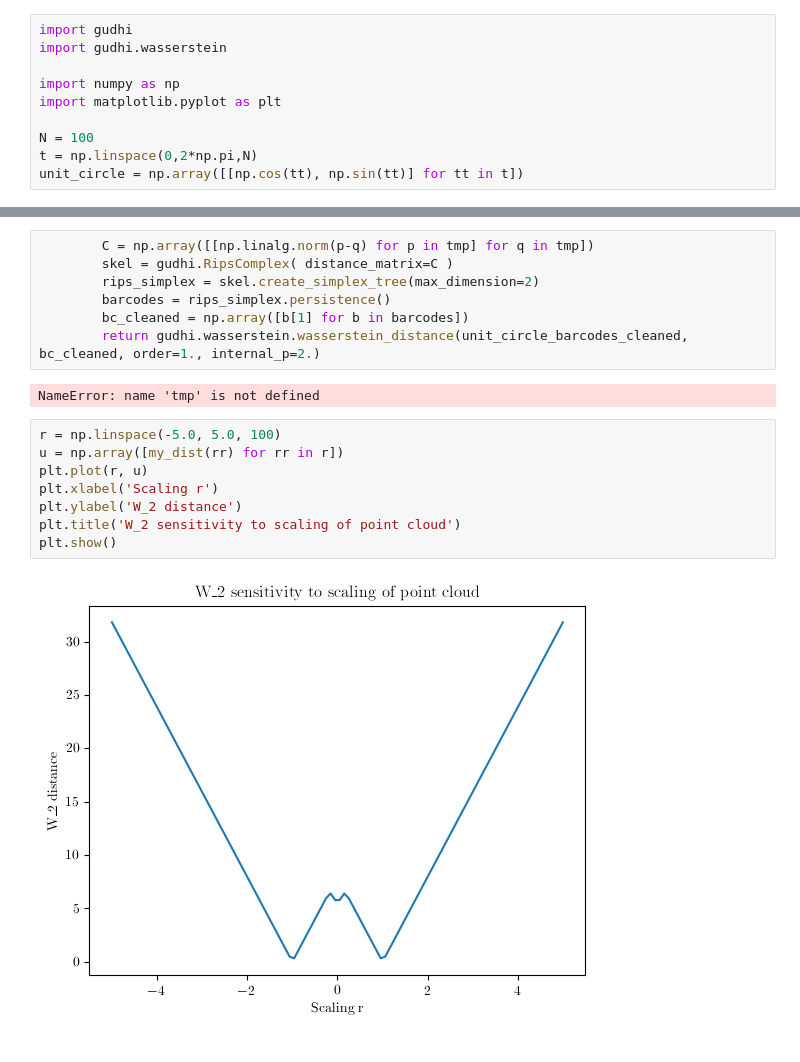
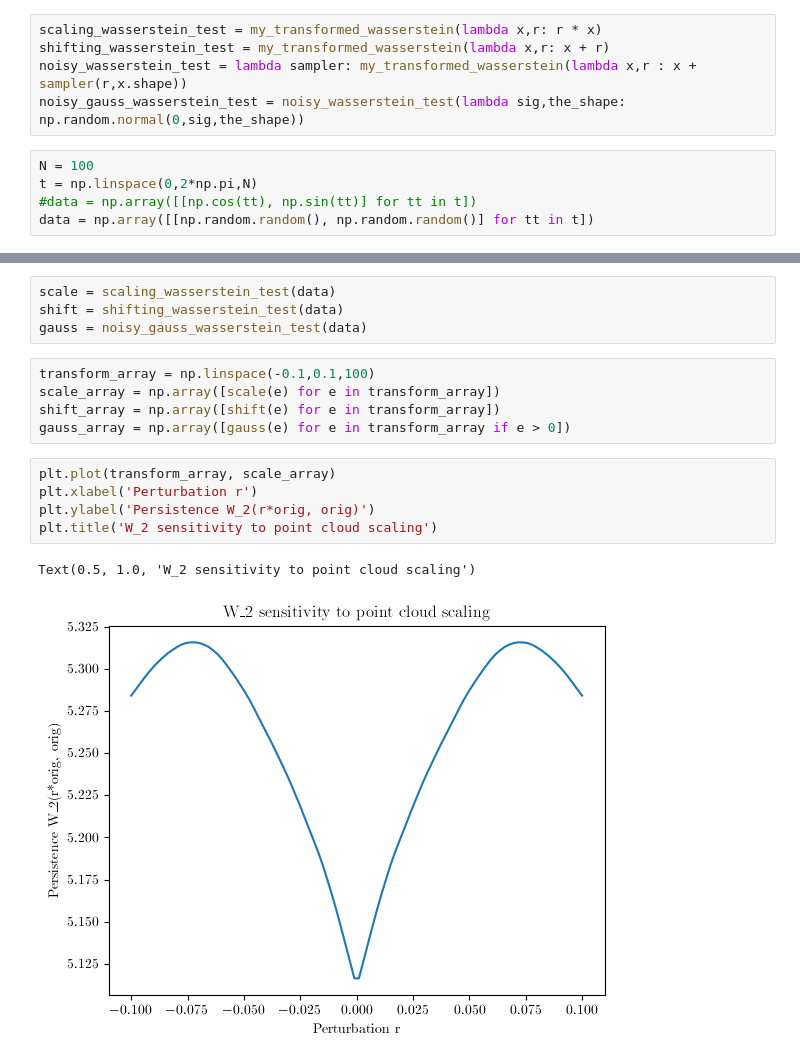
Before and after one commit to tmasthay/Experiments, a Jupyter notebook: mydncnn/gudhi_test.ipynb, the cells around one changed output, grey strips where cells are left out. Cells and saved outputs as stored; diff of their text form.

```diff
--- a/mydncnn/gudhi_test.ipynb
+++ b/mydncnn/gudhi_test.ipynb
@@ -1,10 +32,10 @@
+# %%
+scaling_wasserstein_test = my_transformed_wasserstein(lambda x,r: r * x)
+shifting_wasserstein_test = my_transformed_wasserstein(lambda x,r: x + r)
+noisy_wasserstein_test = lambda sampler: my_transformed_wasserstein(lambda x,r : x + sampler(r,x.shape))
+noisy_gauss_wasserstein_test = noisy_wasserstein_test(lambda sig,the_shape: np.random.normal(0,sig,the_shape))
 # %%
-import gudhi
-import gudhi.wasserstein
-
-import numpy as np
-import matplotlib.pyplot as plt
-
 N = 100
 t = np.linspace(0,2*np.pi,N)
-unit_circle = np.array([[np.cos(tt), np.sin(tt)] for tt in t])
+#data = np.array([[np.cos(tt), np.sin(tt)] for tt in t])
+data = np.array([[np.random.random(), np.random.random()] for tt in t])
@@ -45,19 +42,17 @@ def my_transformed_f(transformation):
-# %%
-        C = np.array([[np.linalg.norm(p-q) for p in tmp] for q in tmp])
-        skel = gudhi.RipsComplex( distance_matrix=C )
-        rips_simplex = skel.create_simplex_tree(max_dimension=2)
-        barcodes = rips_simplex.persistence()
-        bc_cleaned = np.array([b[1] for b in barcodes])
-        return gudhi.wasserstein.wasserstein_distance(unit_circle_barcodes_cleaned, bc_cleaned, order=1., internal_p=2.)
-# %% [output]
-NameError: name 'tmp' is not defined
-# %%
-r = np.linspace(-5.0, 5.0, 100)
-u = np.array([my_dist(rr) for rr in r])
-plt.plot(r, u)
-plt.xlabel('Scaling r')
-plt.ylabel('W_2 distance')
-plt.title('W_2 sensitivity to scaling of point cloud')
-plt.show()
-# %% [output]
-[figure, removed]
+# %%
+scale = scaling_wasserstein_test(data)
+shift = shifting_wasserstein_test(data)
+gauss = noisy_gauss_wasserstein_test(data)
+# %%
+transform_array = np.linspace(-0.1,0.1,100)
+scale_array = np.array([scale(e) for e in transform_array])
+shift_array = np.array([shift(e) for e in transform_array])
+gauss_array = np.array([gauss(e) for e in transform_array if e > 0])
+# %%
+plt.plot(transform_array, scale_array)
+plt.xlabel('Perturbation r')
+plt.ylabel('Persistence W_2(r*orig, orig)')
+plt.title('W_2 sensitivity to point cloud scaling')
+# %% [output]
+Text(0.5, 1.0, 'W_2 sensitivity to point cloud scaling')
+[figure, added]
```
Also changed, not shown: parts of 8 cells of this notebook, 5 other files.
